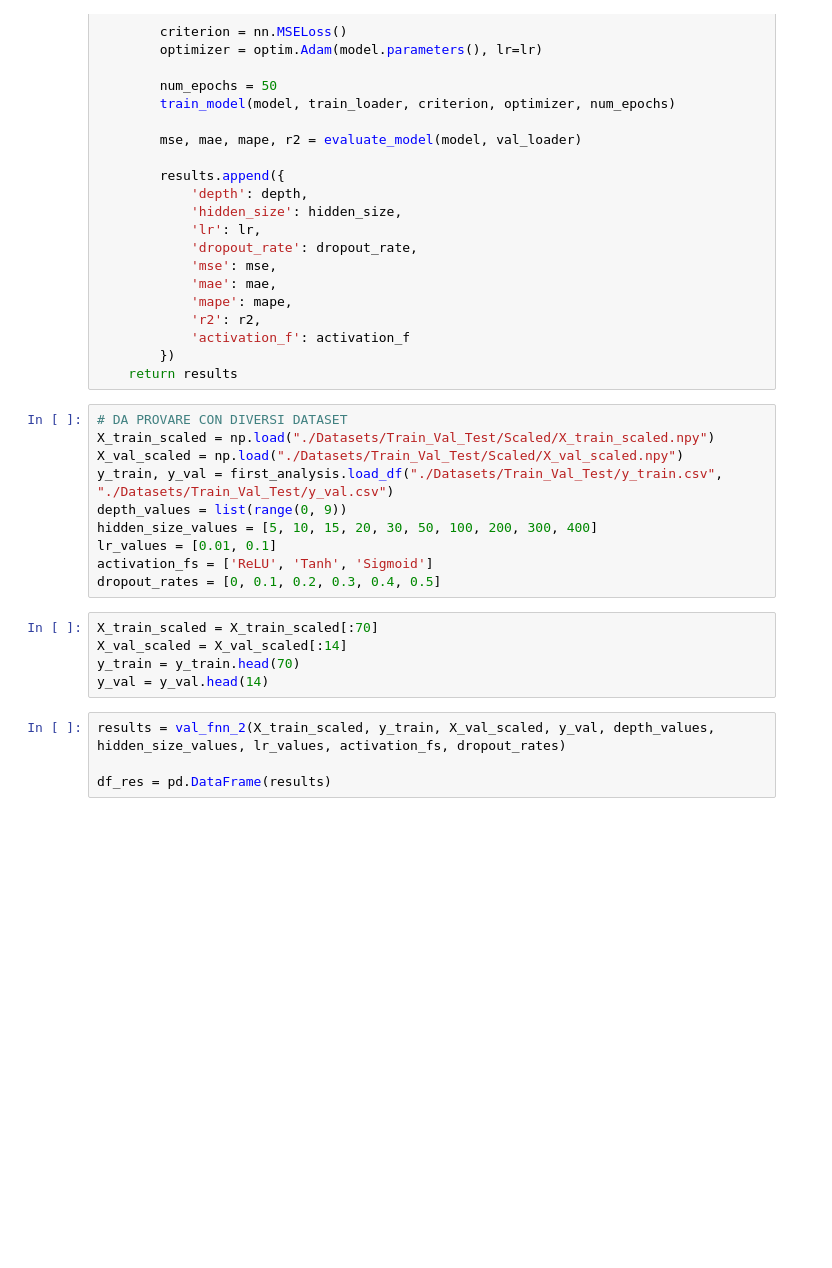
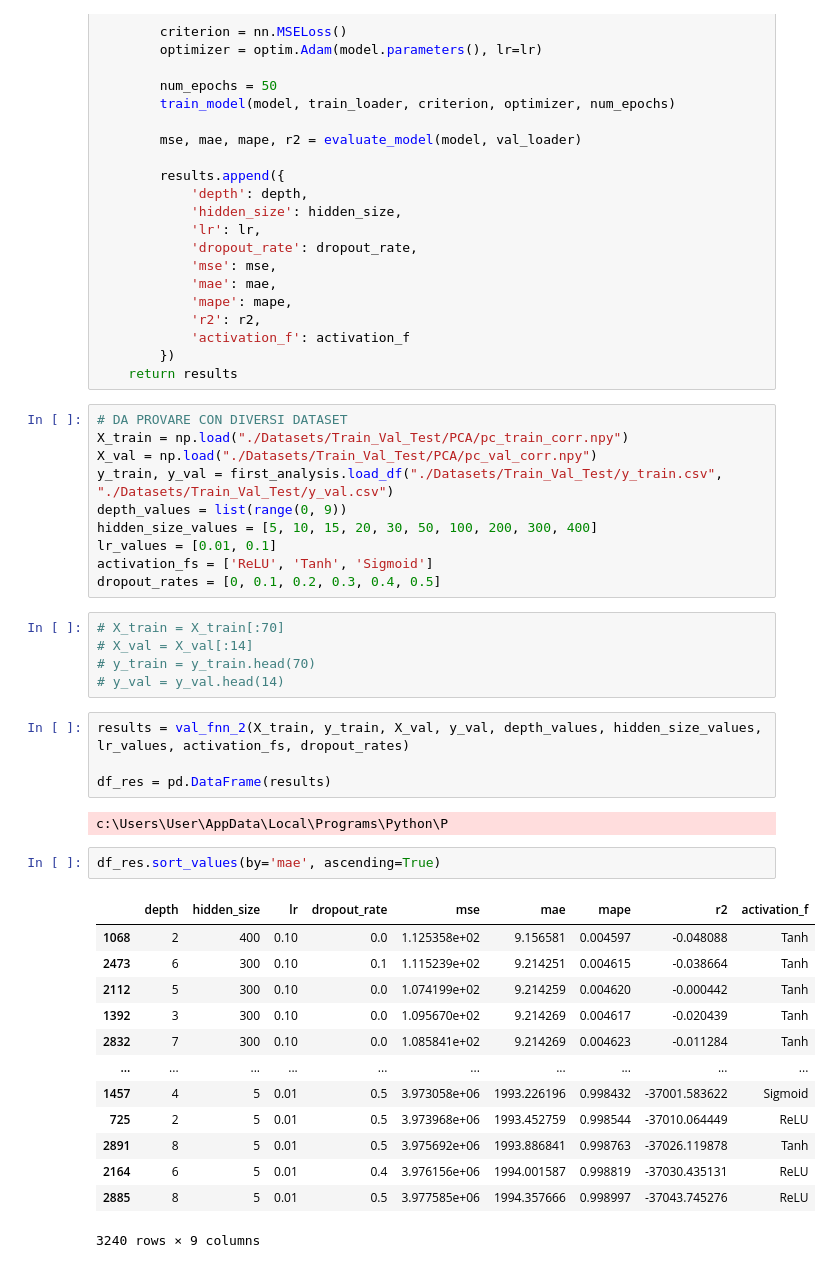
Before and after one commit to Lambe5/ProgettoDataAnalytics, a Jupyter notebook: fnn.ipynb, the cells around one changed output. Saved outputs shown, nothing was run; the diff lists cells and outputs as text; blank space fills up the shorter version.

```diff
--- a/fnn.ipynb
+++ b/fnn.ipynb
@@ -119,8 +119,8 @@ def val_fnn_2(X_train, y_train, X_val, y_val, depth_values, hidden_size_values,
     return results
 # %%
 # DA PROVARE CON DIVERSI DATASET
-X_train_scaled = np.load("./Datasets/Train_Val_Test/Scaled/X_train_scaled.npy")
-X_val_scaled = np.load("./Datasets/Train_Val_Test/Scaled/X_val_scaled.npy")
+X_train = np.load("./Datasets/Train_Val_Test/PCA/pc_train_corr.npy")
+X_val = np.load("./Datasets/Train_Val_Test/PCA/pc_val_corr.npy")
 y_train, y_val = first_analysis.load_df("./Datasets/Train_Val_Test/y_train.csv", "./Datasets/Train_Val_Test/y_val.csv")
 depth_values = list(range(0, 9))
 hidden_size_values = [5, 10, 15, 20, 30, 50, 100, 200, 300, 400]
@@ -128,12 +128,30 @@ lr_values = [0.01, 0.1]
 activation_fs = ['ReLU', 'Tanh', 'Sigmoid']
 dropout_rates = [0, 0.1, 0.2, 0.3, 0.4, 0.5]
 # %%
-X_train_scaled = X_train_scaled[:70]
-X_val_scaled = X_val_scaled[:14]
-y_train = y_train.head(70)
-y_val = y_val.head(14)
+# X_train = X_train[:70]
+# X_val = X_val[:14]
+# y_train = y_train.head(70)
+# y_val = y_val.head(14)
 # %%
-results = val_fnn_2(X_train_scaled, y_train, X_val_scaled, y_val, depth_values, hidden_size_values, lr_values, activation_fs, dropout_rates)
+results = val_fnn_2(X_train, y_train, X_val, y_val, depth_values, hidden_size_values, lr_values, activation_fs, dropout_rates)
 
 df_res = pd.DataFrame(results)
+# %% [output]
+c:\Users\User\AppData\Local\Programs\Python\P
+# %%
+df_res.sort_values(by='mae', ascending=True)
+# %% [output]
+|  | depth | hidden_size | lr | dropout_rate | mse | mae | mape | r2 | activation_f |
+| 1068 | 2 | 400 | 0.10 | 0.0 | 1.125358e+02 | 9.156581 | 0.004597 | -0.048088 | Tanh |
+| 2473 | 6 | 300 | 0.10 | 0.1 | 1.115239e+02 | 9.214251 | 0.004615 | -0.038664 | Tanh |
+| 2112 | 5 | 300 | 0.10 | 0.0 | 1.074199e+02 | 9.214259 | 0.004620 | -0.000442 | Tanh |
+| 1392 | 3 | 300 | 0.10 | 0.0 | 1.095670e+02 | 9.214269 | 0.004617 | -0.020439 | Tanh |
+| 2832 | 7 | 300 | 0.10 | 0.0 | 1.085841e+02 | 9.214269 | 0.004623 | -0.011284 | Tanh |
+| ... | ... | ... | ... | ... | ... | ... | ... | ... | ... |
+| 1457 | 4 | 5 | 0.01 | 0.5 | 3.973058e+06 | 1993.226196 | 0.998432 | -37001.583622 | Sigmoid |
+| 725 | 2 | 5 | 0.01 | 0.5 | 3.973968e+06 | 1993.452759 | 0.998544 | -37010.064449 | ReLU |
+| 2891 | 8 | 5 | 0.01 | 0.5 | 3.975692e+06 | 1993.886841 | 0.998763 | -37026.119878 | Tanh |
+| 2164 | 6 | 5 | 0.01 | 0.4 | 3.976156e+06 | 1994.001587 | 0.998819 | -37030.435131 | ReLU |
+| 2885 | 8 | 5 | 0.01 | 0.5 | 3.977585e+06 | 1994.357666 | 0.998997 | -37043.745276 | ReLU |
+3240 rows × 9 columns
 # %%
```
Also changed, not shown: parts of 1 cell of this notebook, 1 other file.
